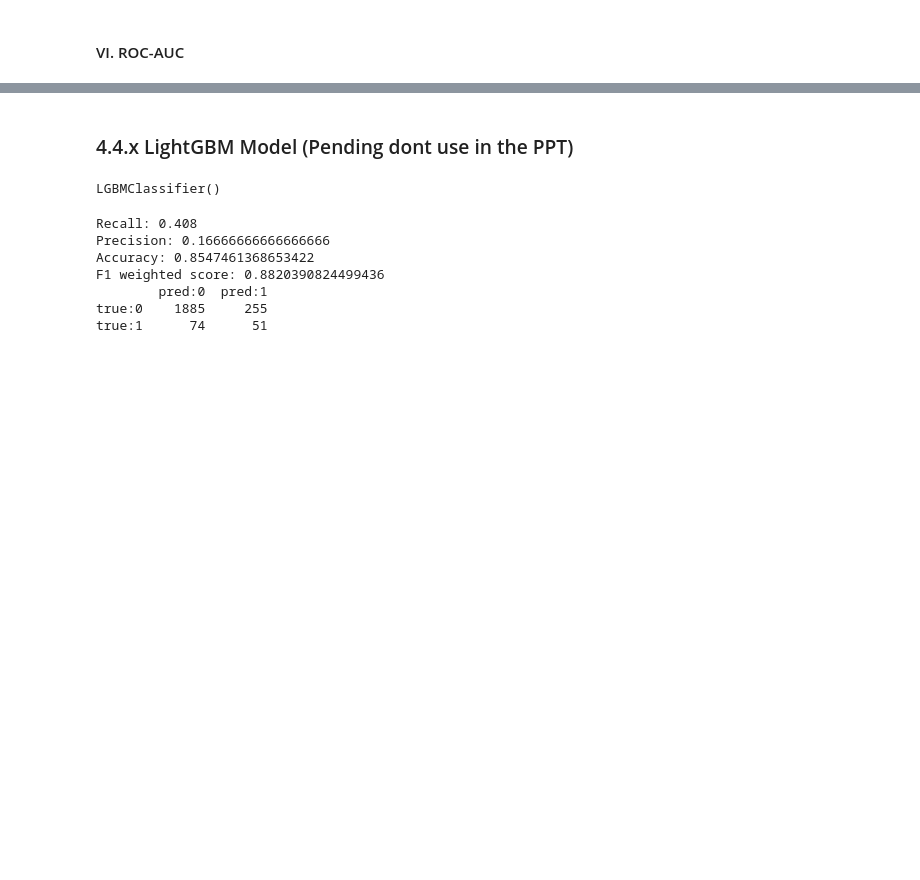
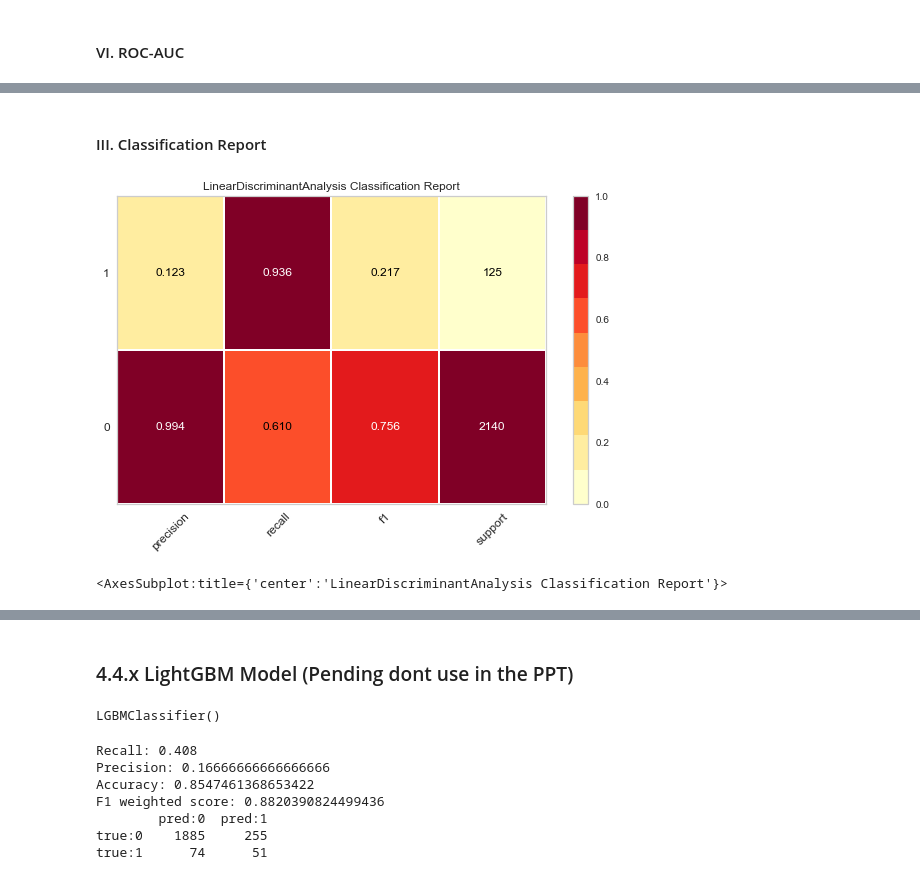
Before and after one commit to McGill-MMA-EnterpriseAnalytics/Vehicle-Claim-Fraud-Detection, a Jupyter notebook: modelling/Modelling_v5.ipynb, the cells around one changed output, grey strips where cells are left out. Cells and saved outputs as stored; diff of their text form; code cells hidden in the pictures; blank space fills up the shorter version.

```diff
--- a/modelling/Modelling_v5.ipynb
+++ b/modelling/Modelling_v5.ipynb
@@ -1860,0 +1989,13 @@ visualizer.show()
+# %% [markdown]
+#### III. Classification Report
+# %%
+visualizer = ClassificationReport(
+    model_LDA, classes=classes, support=True, is_fitted=True
+)
+
+visualizer.fit(X_train_smoteen, y_train_smoteen)        # Fit the visualizer and the model
+visualizer.score(X_val, y_val)        # Evaluate the model on the validation data
+visualizer.show()
+# %% [output]
+[figure, added]
+<AxesSubplot:title={'center':'LinearDiscriminantAnalysis Classification Report'}>
```
Also changed, not shown: parts of 38 cells of this notebook.
